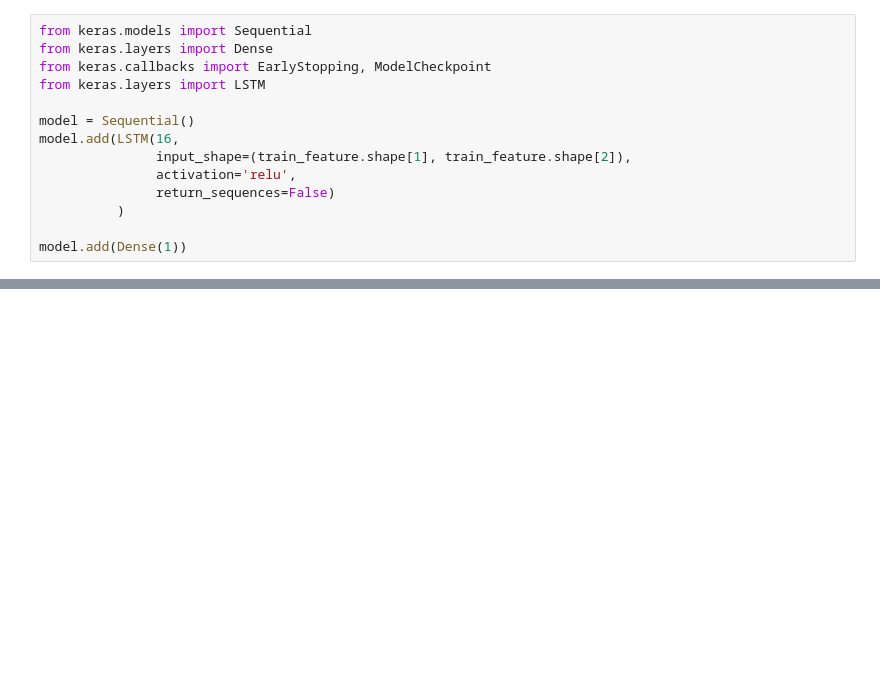
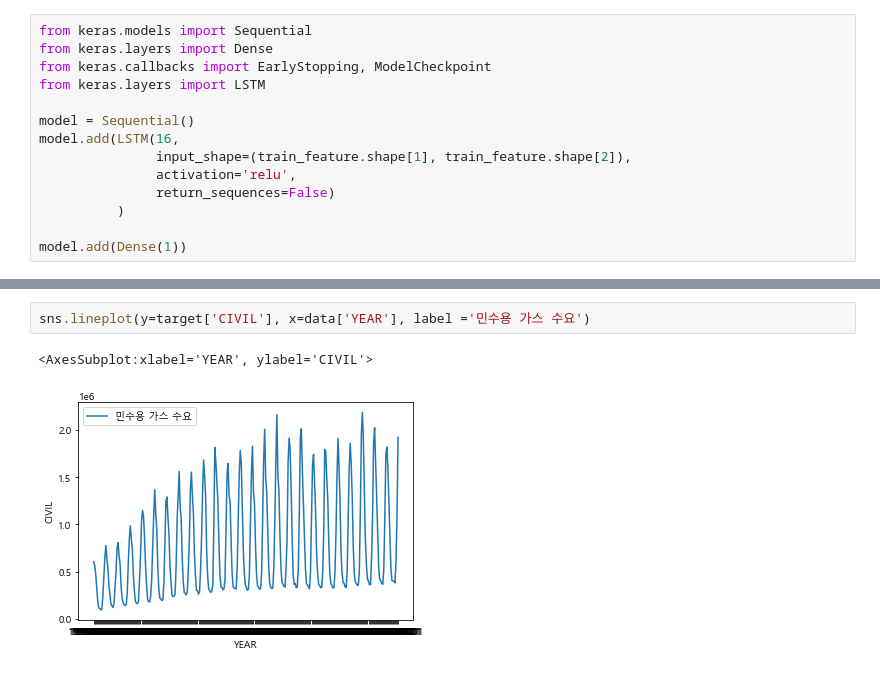
Before and after one commit to minsoo-s/03_Self_Study, a Jupyter notebook: bigstar/Model_LSTM_minsoo.ipynb, the cells around one changed output, grey strips where cells are left out. Drawn from its saved outputs; the diff is of its cells as text; blank space fills up the shorter version.

```diff
--- a/bigstar/Model_LSTM_minsoo.ipynb
+++ b/bigstar/Model_LSTM_minsoo.ipynb
@@ -400,0 +523,5 @@ plt.show()
+# %%
+sns.lineplot(y=target['CIVIL'], x=data['YEAR'], label ='민수용 가스 수요')
+# %% [output]
+<AxesSubplot:xlabel='YEAR', ylabel='CIVIL'>
+[figure, added]
```
Also changed, not shown: parts of 42 cells of this notebook.
